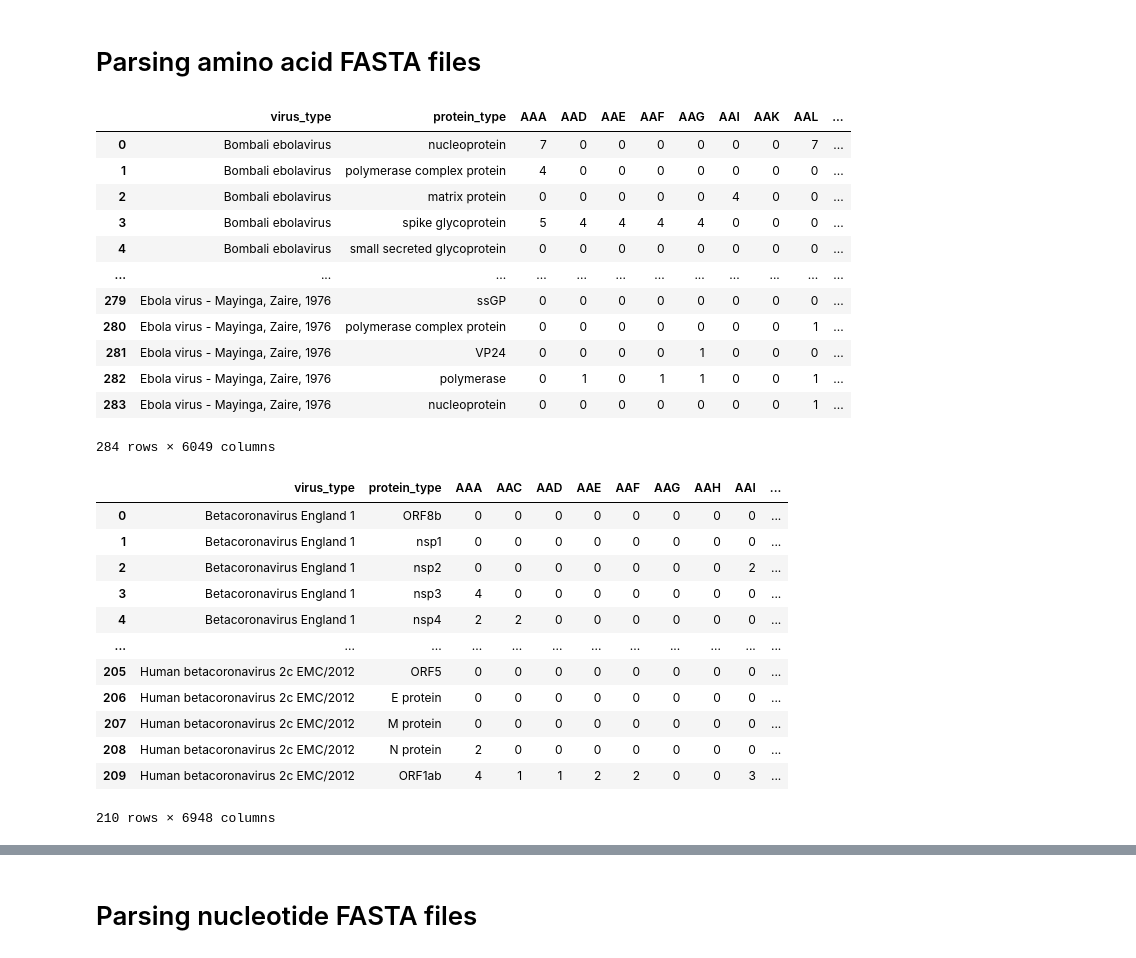
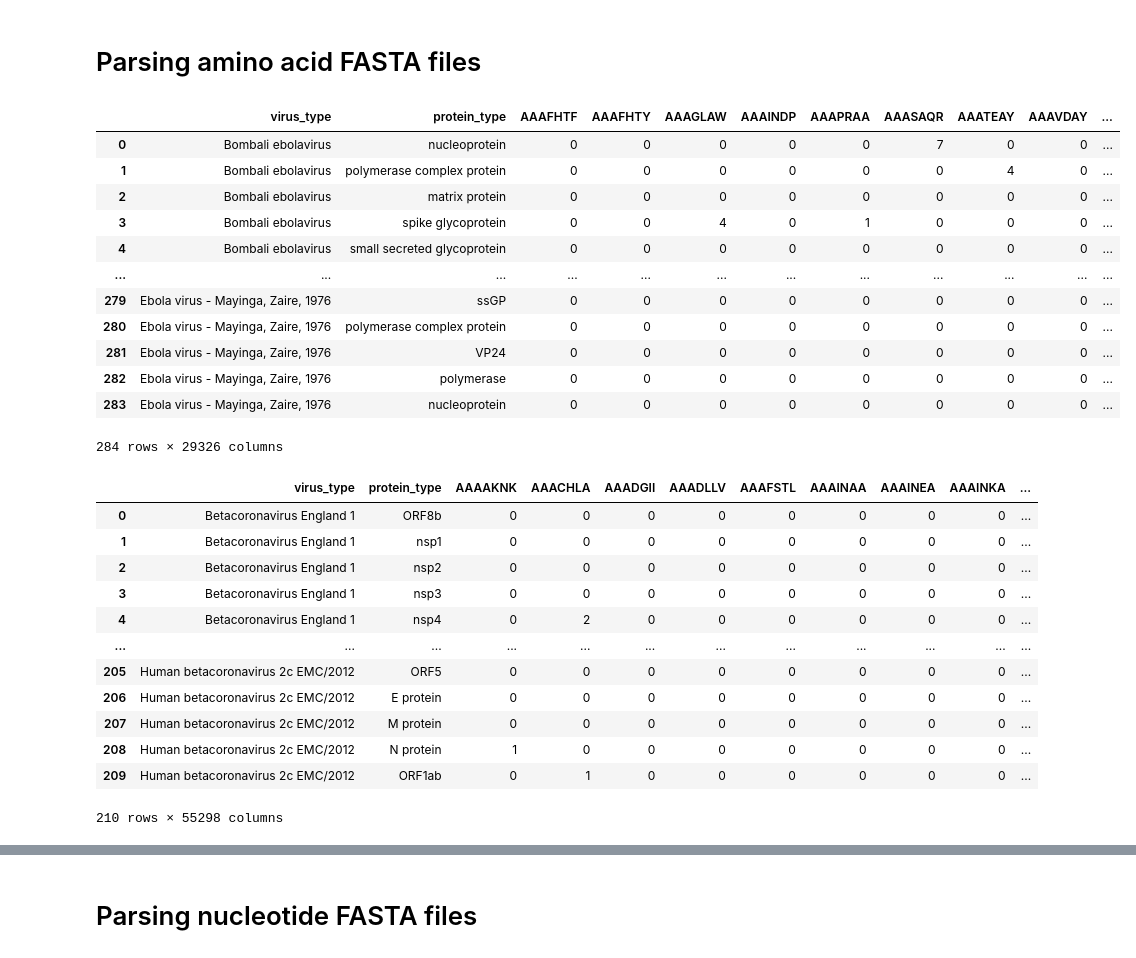
Before and after one commit to ivamilutinovic/data-mining-project, a Jupyter notebook: parsing-fasta.ipynb, the cells around one changed output, grey strips where cells are left out. Saved outputs shown, nothing was run; the diff lists cells and outputs as text; code cells hidden in the pictures.

```diff
--- a/parsing-fasta.ipynb
+++ b/parsing-fasta.ipynb
@@ -80,43 +80,45 @@ def generate_ngram_matrix_amino_acid(fasta_path, n):
     return ngram_matrix
 # %%
 fasta_file = "data/ebola-amino-acid.fasta"
-n = 3
-ngram_matrix = generate_ngram_matrix_amino_acid(fasta_file, n)
-ngram_matrix.to_csv("csv_data/ngram_matrix_amino_acid_ebola.csv", index=False)
+ns = [3, 5, 7]
+for n in ns:
+    ngram_matrix = generate_ngram_matrix_amino_acid(fasta_file, n)
+    ngram_matrix.to_csv(f"csv_data/{n}gram_matrix_amino_acid_ebola.csv", index=False)
 ngram_matrix
 # %% [output]
-|  | virus_type | protein_type | AAA | AAD | AAE | AAF | AAG | AAI | AAK | AAL | ... |
-| 0 | Bombali ebolavirus | nucleoprotein | 7 | 0 | 0 | 0 | 0 | 0 | 0 | 7 | ... |
-| 1 | Bombali ebolavirus | polymerase complex protein | 4 | 0 | 0 | 0 | 0 | 0 | 0 | 0 | ... |
-| 2 | Bombali ebolavirus | matrix protein | 0 | 0 | 0 | 0 | 0 | 4 | 0 | 0 | ... |
-| 3 | Bombali ebolavirus | spike glycoprotein | 5 | 4 | 4 | 4 | 4 | 0 | 0 | 0 | ... |
+|  | virus_type | protein_type | AAAFHTF | AAAFHTY | AAAGLAW | AAAINDP | AAAPRAA | AAASAQR | AAATEAY | AAAVDAY | ... |
+| 0 | Bombali ebolavirus | nucleoprotein | 0 | 0 | 0 | 0 | 0 | 7 | 0 | 0 | ... |
+| 1 | Bombali ebolavirus | polymerase complex protein | 0 | 0 | 0 | 0 | 0 | 0 | 4 | 0 | ... |
+| 2 | Bombali ebolavirus | matrix protein | 0 | 0 | 0 | 0 | 0 | 0 | 0 | 0 | ... |
+| 3 | Bombali ebolavirus | spike glycoprotein | 0 | 0 | 4 | 0 | 1 | 0 | 0 | 0 | ... |
 | 4 | Bombali ebolavirus | small secreted glycoprotein | 0 | 0 | 0 | 0 | 0 | 0 | 0 | 0 | ... |
 | ... | ... | ... | ... | ... | ... | ... | ... | ... | ... | ... | ... |
 | 279 | Ebola virus - Mayinga, Zaire, 1976 | ssGP | 0 | 0 | 0 | 0 | 0 | 0 | 0 | 0 | ... |
-| 280 | Ebola virus - Mayinga, Zaire, 1976 | polymerase complex protein | 0 | 0 | 0 | 0 | 0 | 0 | 0 | 1 | ... |
-| 281 | Ebola virus - Mayinga, Zaire, 1976 | VP24 | 0 | 0 | 0 | 0 | 1 | 0 | 0 | 0 | ... |
-| 282 | Ebola virus - Mayinga, Zaire, 1976 | polymerase | 0 | 1 | 0 | 1 | 1 | 0 | 0 | 1 | ... |
-| 283 | Ebola virus - Mayinga, Zaire, 1976 | nucleoprotein | 0 | 0 | 0 | 0 | 0 | 0 | 0 | 1 | ... |
+| 280 | Ebola virus - Mayinga, Zaire, 1976 | polymerase complex protein | 0 | 0 | 0 | 0 | 0 | 0 | 0 | 0 | ... |
+| 281 | Ebola virus - Mayinga, Zaire, 1976 | VP24 | 0 | 0 | 0 | 0 | 0 | 0 | 0 | 0 | ... |
+| 282 | Ebola virus - Mayinga, Zaire, 1976 | polymerase | 0 | 0 | 0 | 0 | 0 | 0 | 0 | 0 | ... |
+| 283 | Ebola virus - Mayinga, Zaire, 1976 | nucleoprotein | 0 | 0 | 0 | 0 | 0 | 0 | 0 | 0 | ... |
-284 rows × 6049 columns
+284 rows × 29326 columns
 # %%
 fasta_file = "data/mers-amino-acid.fasta"
-n = 3
-ngram_matrix = generate_ngram_matrix_amino_acid(fasta_file, n)
-ngram_matrix.to_csv("csv_data/ngram_matrix_amino_acid_mers.csv", index=False)
+ns = [3, 5, 7]
+for n in ns:
+    ngram_matrix = generate_ngram_matrix_amino_acid(fasta_file, n)
+    ngram_matrix.to_csv(f"csv_data/{n}gram_matrix_amino_acid_mers.csv", index=False)
 ngram_matrix
 # %% [output]
-|  | virus_type | protein_type | AAA | AAC | AAD | AAE | AAF | AAG | AAH | AAI | ... |
+|  | virus_type | protein_type | AAAAKNK | AAACHLA | AAADGII | AAADLLV | AAAFSTL | AAAINAA | AAAINEA | AAAINKA | ... |
 | 0 | Betacoronavirus England 1 | ORF8b | 0 | 0 | 0 | 0 | 0 | 0 | 0 | 0 | ... |
 | 1 | Betacoronavirus England 1 | nsp1 | 0 | 0 | 0 | 0 | 0 | 0 | 0 | 0 | ... |
-| 2 | Betacoronavirus England 1 | nsp2 | 0 | 0 | 0 | 0 | 0 | 0 | 0 | 2 | ... |
-| 3 | Betacoronavirus England 1 | nsp3 | 4 | 0 | 0 | 0 | 0 | 0 | 0 | 0 | ... |
-| 4 | Betacoronavirus England 1 | nsp4 | 2 | 2 | 0 | 0 | 0 | 0 | 0 | 0 | ... |
+| 2 | Betacoronavirus England 1 | nsp2 | 0 | 0 | 0 | 0 | 0 | 0 | 0 | 0 | ... |
+| 3 | Betacoronavirus England 1 | nsp3 | 0 | 0 | 0 | 0 | 0 | 0 | 0 | 0 | ... |
+| 4 | Betacoronavirus England 1 | nsp4 | 0 | 2 | 0 | 0 | 0 | 0 | 0 | 0 | ... |
 | ... | ... | ... | ... | ... | ... | ... | ... | ... | ... | ... | ... |
 | 205 | Human betacoronavirus 2c EMC/2012 | ORF5 | 0 | 0 | 0 | 0 | 0 | 0 | 0 | 0 | ... |
 | 206 | Human betacoronavirus 2c EMC/2012 | E protein | 0 | 0 | 0 | 0 | 0 | 0 | 0 | 0 | ... |
 | 207 | Human betacoronavirus 2c EMC/2012 | M protein | 0 | 0 | 0 | 0 | 0 | 0 | 0 | 0 | ... |
-| 208 | Human betacoronavirus 2c EMC/2012 | N protein | 2 | 0 | 0 | 0 | 0 | 0 | 0 | 0 | ... |
-| 209 | Human betacoronavirus 2c EMC/2012 | ORF1ab | 4 | 1 | 1 | 2 | 2 | 0 | 0 | 3 | ... |
+| 208 | Human betacoronavirus 2c EMC/2012 | N protein | 1 | 0 | 0 | 0 | 0 | 0 | 0 | 0 | ... |
+| 209 | Human betacoronavirus 2c EMC/2012 | ORF1ab | 0 | 1 | 0 | 0 | 0 | 0 | 0 | 0 | ... |
-210 rows × 6948 columns
+210 rows × 55298 columns
 # %%
 fasta_file = "data/marburg-amino-acid.fasta"
```
Also changed, not shown: parts of 1 cell of this notebook, 13 other files.
